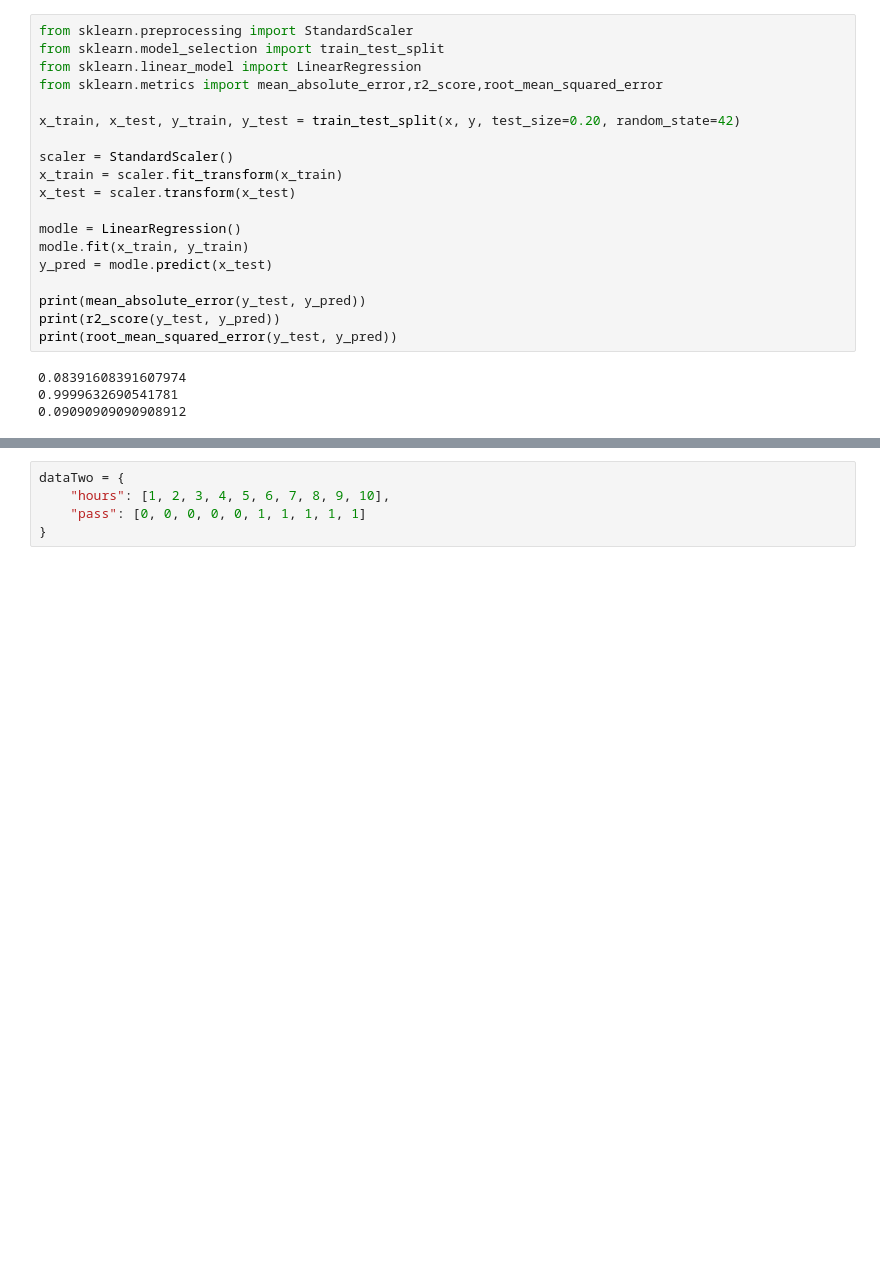
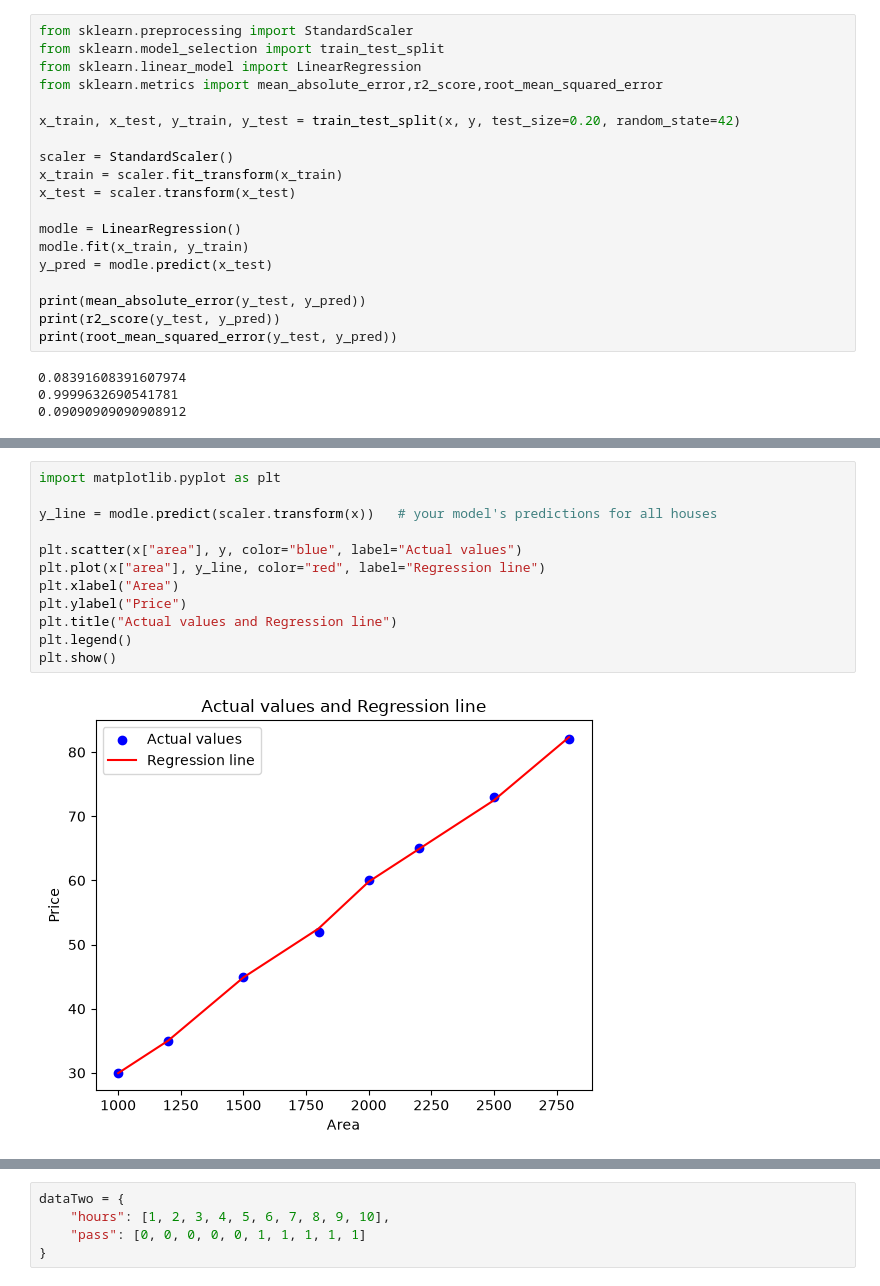
Before and after one commit to Abijith-RA/Recap_ML, a Jupyter notebook: paper_three/Module11/Practice/review.ipynb, the cells around one changed output, grey strips where cells are left out. Saved outputs shown, nothing was run; the diff lists cells and outputs as text; blank space fills up the shorter version.

```diff
--- a/paper_three/Module11/Practice/review.ipynb
+++ b/paper_three/Module11/Practice/review.ipynb
@@ -55,0 +98,14 @@ print(root_mean_squared_error(y_test, y_pred))
+# %%
+import matplotlib.pyplot as plt
+
+y_line = modle.predict(scaler.transform(x))   # your model's predictions for all houses
+
+plt.scatter(x["area"], y, color="blue", label="Actual values")
+plt.plot(x["area"], y_line, color="red", label="Regression line")
+plt.xlabel("Area")
+plt.ylabel("Price")
+plt.title("Actual values and Regression line")
+plt.legend()
+plt.show()
+# %% [output]
+[figure, added]
```
Also changed, not shown: parts of 8 cells of this notebook, 15 other files.
